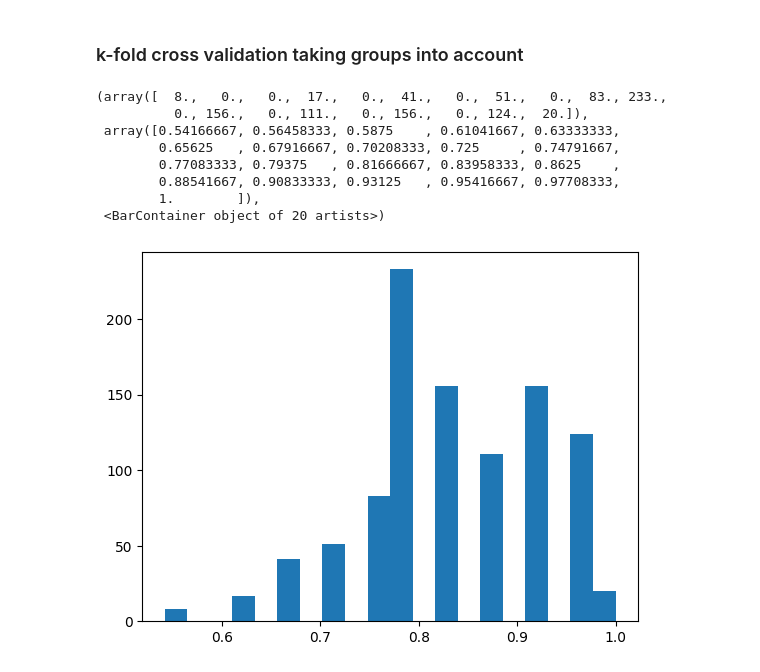
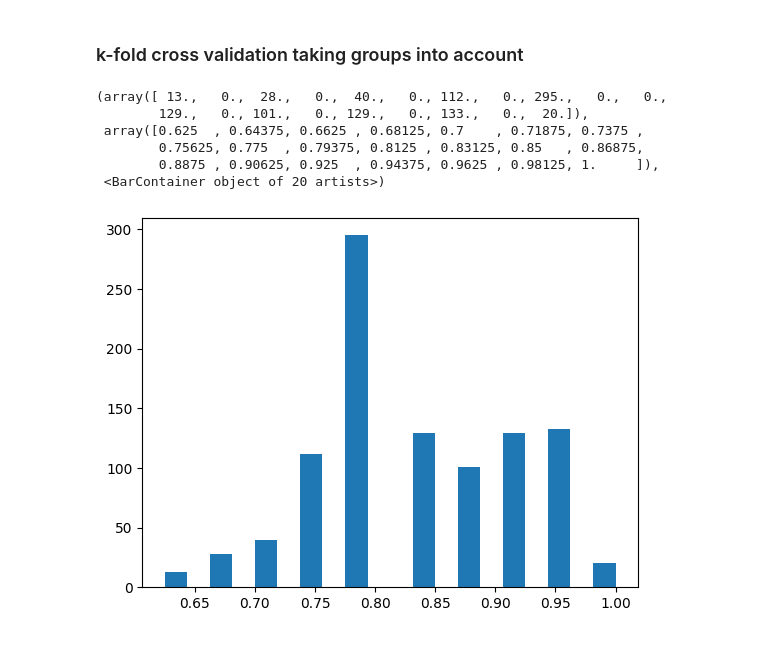
Before and after one commit to Falk0/AIA, a Jupyter notebook: PrimSec_Classification_Studium_MSE.ipynb, the cells around one changed output. Saved outputs shown, nothing was run; the diff lists cells and outputs as text; code cells hidden in the pictures.

```diff
--- a/PrimSec_Classification_Studium_MSE.ipynb
+++ b/PrimSec_Classification_Studium_MSE.ipynb
@@ -172,15 +165,12 @@ for b in [True, False]:
     random.seed(31415)
     random.shuffle(df_rand) #TODO random split is bad, we should take patient ID into account
     for name in df_rand:
-        if True: #len(df[name]['dist2']) > 800:
-            if ((name[4]=='0') == b):
-                sa, ea = 10, -5
-                sd, ed = 10, -5
-                lbl = 1 if name[4]=='0' else 0
-                x = feature_metric(df[name]['dist2'][sd:ed], df[name]['dist2_filtered'][sd:ed])
-                y = feature_metric(df[name]['dist2'][sa:ea], df[name]['dist2_filtered2'][sa:ea])
-                tmpX.append([x, y])
-                tmpy.append(lbl)
+        if ((name[4]=='0') == b):
+            sd, ed = 10, -5
+            lbl = 1 if name[4]=='0' else 0
+            x = feature_metric(df[name]['dist2'][sd:ed], df[name]['dist2_filtered'][sd:ed])
+            tmpX.append([x])
+            tmpy.append(lbl)
 
     X_test.extend(tmpX[-len(tmpX)//3:])
     X_train.extend(tmpX[:-len(tmpX)//3])
@@ -215,31 +237,18 @@ plt.plot([min(np.array(X_train)[:, 0]), max(np.array(X_train)[:, 0])], [-(clf.in
 # %% [markdown]
 ### k-fold cross validation taking groups into account
 # %%
-
-
-from sklearn.metrics import accuracy_score
-from sklearn.discriminant_analysis import LinearDiscriminantAnalysis
-from sklearn.discriminant_analysis import QuadraticDiscriminantAnalysis
-from sklearn.neighbors import KNeighborsClassifier
-from sklearn.model_selection import GroupKFold, GroupShuffleSplit
-from sklearn.metrics import make_scorer, accuracy_score, precision_score, recall_score, f1_score, roc_curve, auc, precision_recall_curve
-from sklearn.utils import shuffle
-
-
-
-
 # Create lists for splitting with groups, makes sure that same patient doesnt end up in train and test set
 primary = []
 secondary = []
 groups_primary = []
 groups_secondary = []
 for name in df:
-       if name[4]=='0':
-               primary.append(name)
-               groups_primary.append(name[:3])
-       else:
-               secondary.append(name)
-               groups_secondary.append(name[:3])
+   if name[4]=='0':
+           primary.append(name)
+           groups_primary.append(name[:3])
+   else:
+           secondary.append(name)
+           groups_secondary.append(name[:3])
 
 
 X = np.array(primary + secondary)
@@ -273,48 +282,41 @@ for seed in range(200):
             X_train_data = []
             X_test_data = []
 
             for name in X_train:
                 x = feature_metric(df[name]['dist2'][sd:ed], df[name]['dist2_filtered'][sd:ed])
-                y = feature_metric(df[name]['dist2'][sa:ea], df[name]['dist2_filtered2'][sa:ea])
-                X_train_data.append([x, y])
+                X_train_data.append([x])
 
             for name in X_test:
                 x = feature_metric(df[name]['dist2'][sd:ed], df[name]['dist2_filtered'][sd:ed])
-                y = feature_metric(df[name]['dist2'][sa:ea], df[name]['dist2_filtered2'][sa:ea])
-                X_test_data.append([x, y])
-
-
+                X_test_data.append([x])
 
             # Fit the model
             model.fit(X_train_data, y_train)
-
 
             # Predict on the test set
             y_pred = model.predict(X_test_data)
             y_pred_prob = model.predict_proba(X_test_data)
             fpr, tpr, thresholds = roc_curve(y_test, y_pred_prob[:,1]) # y_pred_prob is the probability of the positive class
 
 
 
             # Calculate and store the results
             accuracies.append(accuracy_score(y_test, y_pred))
             precisions.append(precision_score(y_test, y_pred))
             recalls.append(recall_score(y_test, y_pred))
             f1_scores.append(f1_score(y_test, y_pred))
             roc_aucs.append(auc(fpr, tpr))
 
 
 plt.hist(accuracies, bins=20)
 # %% [output]
-(array([  8.,   0.,   0.,  17.,   0.,  41.,   0.,  51.,   0.,  83., 233.,
-          0., 156.,   0., 111.,   0., 156.,   0., 124.,  20.]),
- array([0.54166667, 0.56458333, 0.5875    , 0.61041667, 0.63333333,
-        0.65625   , 0.67916667, 0.70208333, 0.725     , 0.74791667,
-        0.77083333, 0.79375   , 0.81666667, 0.83958333, 0.8625    ,
-        0.88541667, 0.90833333, 0.93125   , 0.95416667, 0.97708333,
-        1.        ]),
+(array([ 13.,   0.,  28.,   0.,  40.,   0., 112.,   0., 295.,   0.,   0.,
+        129.,   0., 101.,   0., 129.,   0., 133.,   0.,  20.]),
+ array([0.625  , 0.64375, 0.6625 , 0.68125, 0.7    , 0.71875, 0.7375 ,
+        0.75625, 0.775  , 0.79375, 0.8125 , 0.83125, 0.85   , 0.86875,
+        0.8875 , 0.90625, 0.925  , 0.94375, 0.9625 , 0.98125, 1.     ]),
  <BarContainer object of 20 artists>)
-[figure, old version]
+[figure, new version]
 # %%
 tmp = [np.mean(accuracies[i:i+5]) for i in range(len(accuracies)//5)]
 
```
Also changed, not shown: parts of 9 cells of this notebook, 1 other file.
